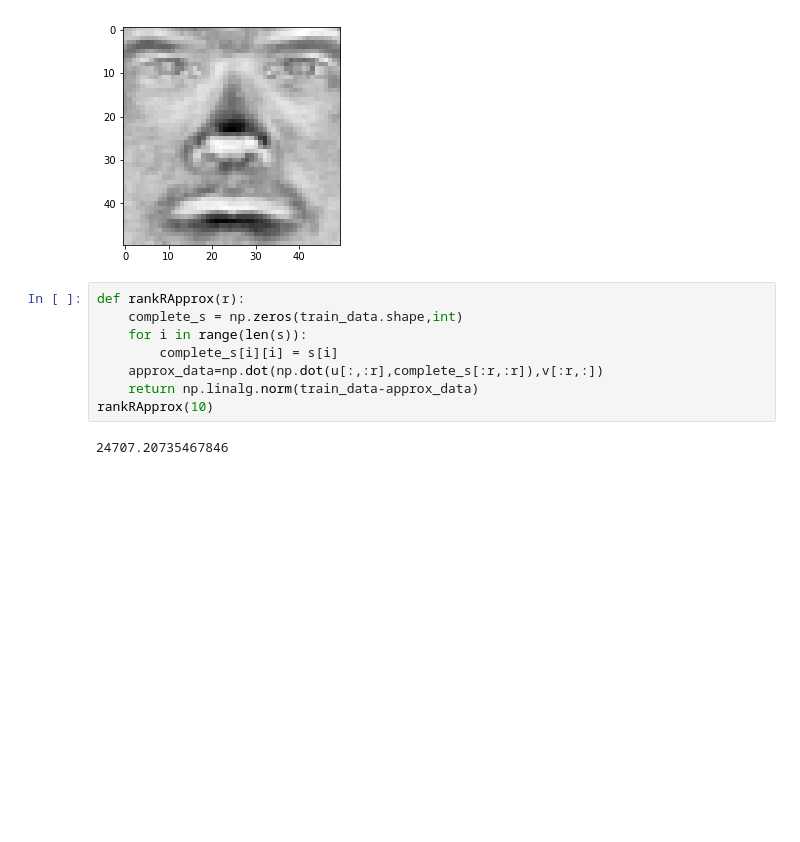
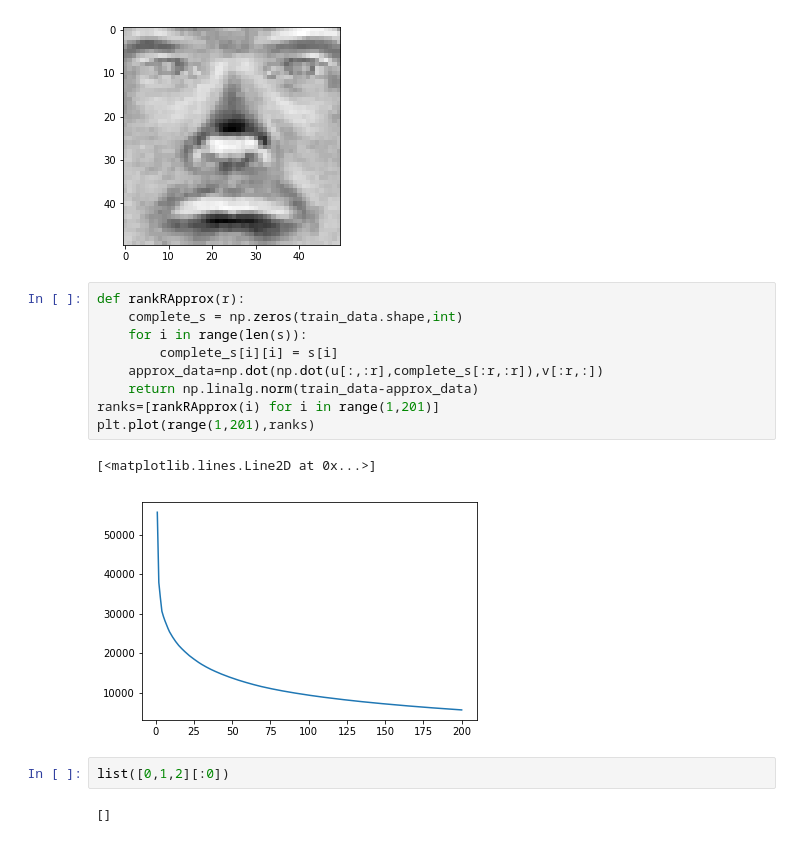
Before and after one commit to lhf-leo/aml-homework, a Jupyter notebook: hw2/Untitled.ipynb, the cells around one changed output. Drawn from its saved outputs; the diff is of its cells as text; blank space fills up the shorter version.

```diff
--- a/hw2/Untitled.ipynb
+++ b/hw2/Untitled.ipynb
@@ -55,10 +55,16 @@ for eigenfaces in v[:10]:
 # %%
 def rankRApprox(r):
     complete_s = np.zeros(train_data.shape,int)
     for i in range(len(s)):
         complete_s[i][i] = s[i]
     approx_data=np.dot(np.dot(u[:,:r],complete_s[:r,:r]),v[:r,:])
     return np.linalg.norm(train_data-approx_data)
-rankRApprox(10)
+ranks=[rankRApprox(i) for i in range(1,201)]
+plt.plot(range(1,201),ranks)
 # %% [output]
-24707.20735467846
+[<matplotlib.lines.Line2D at 0x...>]
+[figure, added]
+# %%
+list([0,1,2][:0])
+# %% [output]
+[]
```
Also changed, not shown: 8 other files.
